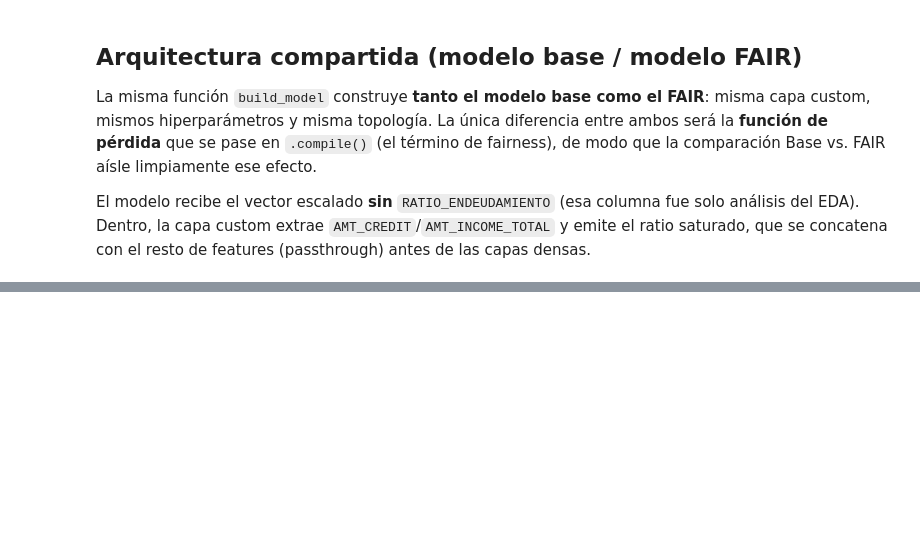
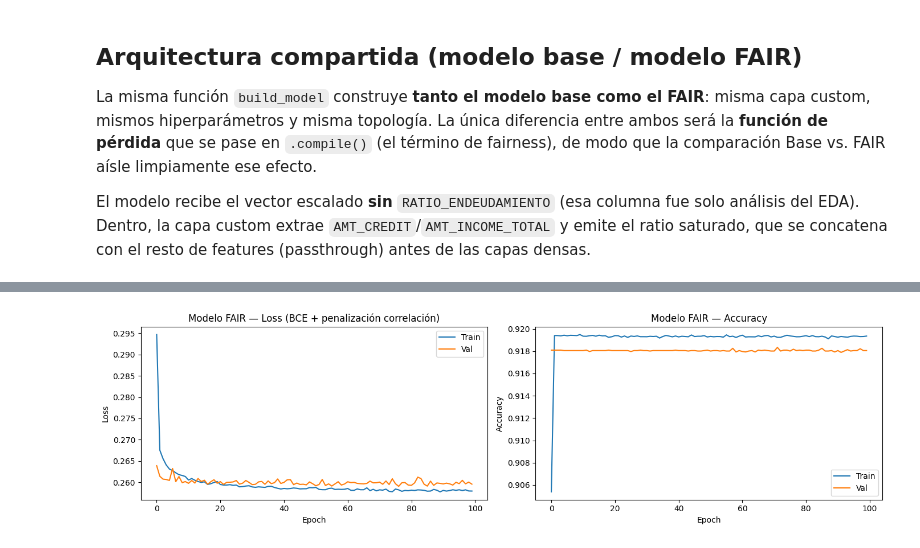
Before and after one commit to Taller-B4-T1/TALLER-B4-T1-Redes-Confiables-Justicia-e-Incertidumbre-, a Jupyter notebook: Lectura_datos_Taller_B4_T1.ipynb, the cells around one changed output, grey strips where cells are left out. Drawn from its saved outputs; the diff is of its cells as text; code cells hidden in the pictures; blank space fills up the shorter version.

```diff
--- a/Lectura_datos_Taller_B4_T1.ipynb
+++ b/Lectura_datos_Taller_B4_T1.ipynb
@@ -679,0 +612,6 @@ model.summary()
+# %%
+model.compile(
+    optimizer=keras.optimizers.Adam(learning_rate=0.001),
+    loss='binary_crossentropy',
+    metrics=['accuracy', keras.metrics.AUC(name='auc')],
+)
@@ -679,0 +641,18 @@ model.summary()
+# %%
+import scipy.stats
+import numpy as np
+
+# Obtener las predicciones del modelo en los datos de entrenamiento
+y_pred_proba = model.predict(X_train_model)
+y_pred = y_pred_proba.flatten()
+
+# s_train es la variable sensible (género) alineada con X_train desde el split
+sensitive_variable_gender = s_train.to_numpy()
+
+# Calcular la correlación de Pearson
+pearson_corr, _ = scipy.stats.pearsonr(y_pred, sensitive_variable_gender)
+print(f"Correlación de Pearson entre la probabilidad predicha y el género: {pearson_corr:.4f}")
+
+# Calcular la correlación de Spearman
+spearman_corr, _ = scipy.stats.spearmanr(y_pred, sensitive_variable_gender)
+print(f"Correlación de Spearman entre la probabilidad predicha y el género: {spearman_corr:.4f}")
@@ -679,0 +830,21 @@ model.summary()
+# %%
+fig, axes = plt.subplots(1, 2, figsize=(14, 4))
+
+axes[0].plot(fair_history.history['loss'], label='Train')
+axes[0].plot(fair_history.history['val_loss'], label='Val')
+axes[0].set_title('Modelo FAIR — Loss (BCE + penalización correlación)')
+axes[0].set_xlabel('Epoch')
+axes[0].set_ylabel('Loss')
+axes[0].legend()
+
+axes[1].plot(fair_history.history['accuracy'], label='Train')
+axes[1].plot(fair_history.history['val_accuracy'], label='Val')
+axes[1].set_title('Modelo FAIR — Accuracy')
+axes[1].set_xlabel('Epoch')
+axes[1].set_ylabel('Accuracy')
+axes[1].legend()
+
+plt.tight_layout()
+plt.show()
+# %% [output]
+[figure, added]
```
Also changed, not shown: parts of 28 cells of this notebook, 2 other files.
